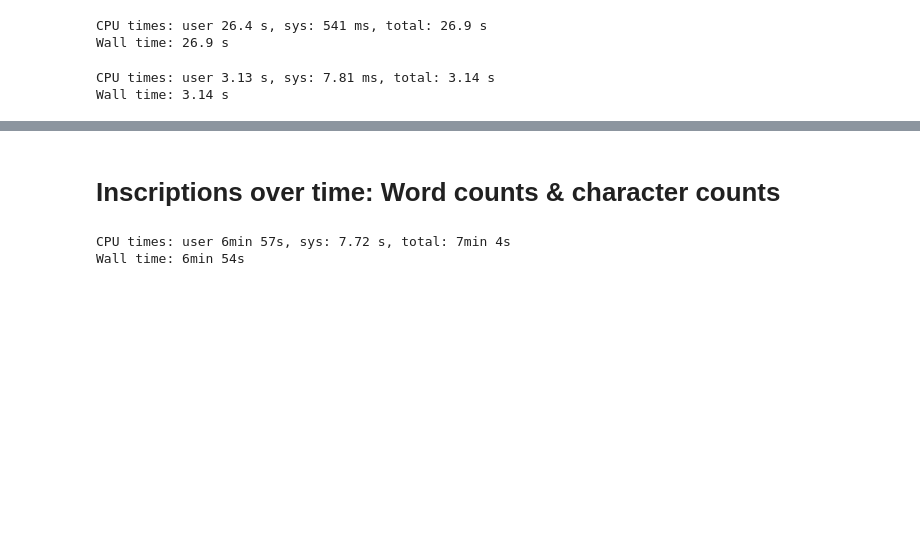
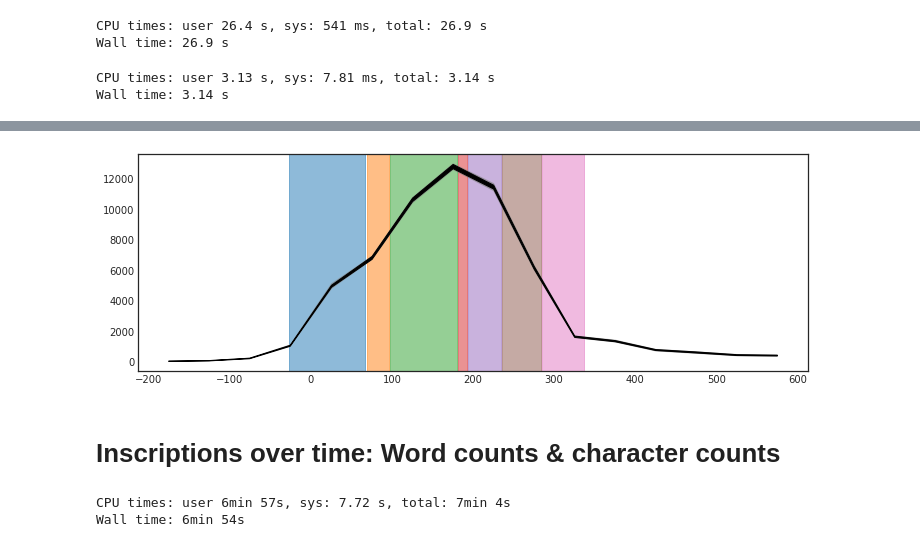
Before and after one commit to sdam-au/LI_ETL, a Jupyter notebook: scripts/1_5_py_WORDS&OCCUPS&ORGS_TEMPORAL.ipynb, the cells around one changed output, grey strips where cells are left out. Saved outputs shown, nothing was run; the diff lists cells and outputs as text; code cells hidden in the pictures; blank space fills up the shorter version.

Commit message:
occups and orgs over periods

```diff
--- a/scripts/1_5_py_WORDS&OCCUPS&ORGS_TEMPORAL.ipynb
+++ b/scripts/1_5_py_WORDS&OCCUPS&ORGS_TEMPORAL.ipynb
@@ -81,0 +101,14 @@ Wall time: 3.14 s
+# %%
+periods = { # to avoid overlaps, startdates are postponed by one year, when needed
+    "Julio-Claudians" : {"startdate": -27, "enddate" : 67},
+    "Flavians" : {"startdate": 69, "enddate": 96},
+    "5 good emperors" : {"startdate": 97, "enddate": 180},
+    "Commodus" : {"startdate" : 181, "enddate" : 193},
+    "Severan dynasty" : {"startdate": 194, "enddate": 235},
+    "Crisis of the Third Century" : {"startdate" : 236, "enddate" : 284},
+    "Diocetian to Constantine" : {"startdate" : 285, "enddate" : 337}
+    }
+tab_colors_list = list(mcolors.TABLEAU_COLORS.keys())
+
+timeblocks_periods = [(periods[period]["startdate"], periods[period]["enddate"]) for period in periods]
+timeblocks_periods
@@ -82,3 +126,12 @@ Wall time: 3.14 s
+# %%
+fig, ax = plt.subplots(figsize=[12,4])
+for period, color in zip(periods.keys(), tab_colors_list):
+    ax.axvspan(periods[period]["startdate"], periods[period]["enddate"], color=color, alpha=0.5)#, linestyles="dashed", color="red")
+
+plot_timeblocks_data(EDH_complete_simulations, ax, color="black")
+tab_colors_list = list(mcolors.TABLEAU_COLORS.keys())
+# %% [output]
+[figure, added]
 # %% [markdown]
 # Inscriptions over time: Word counts & character counts
 # %%
```
Also changed, not shown: parts of 12 cells of this notebook, 1 other file.
